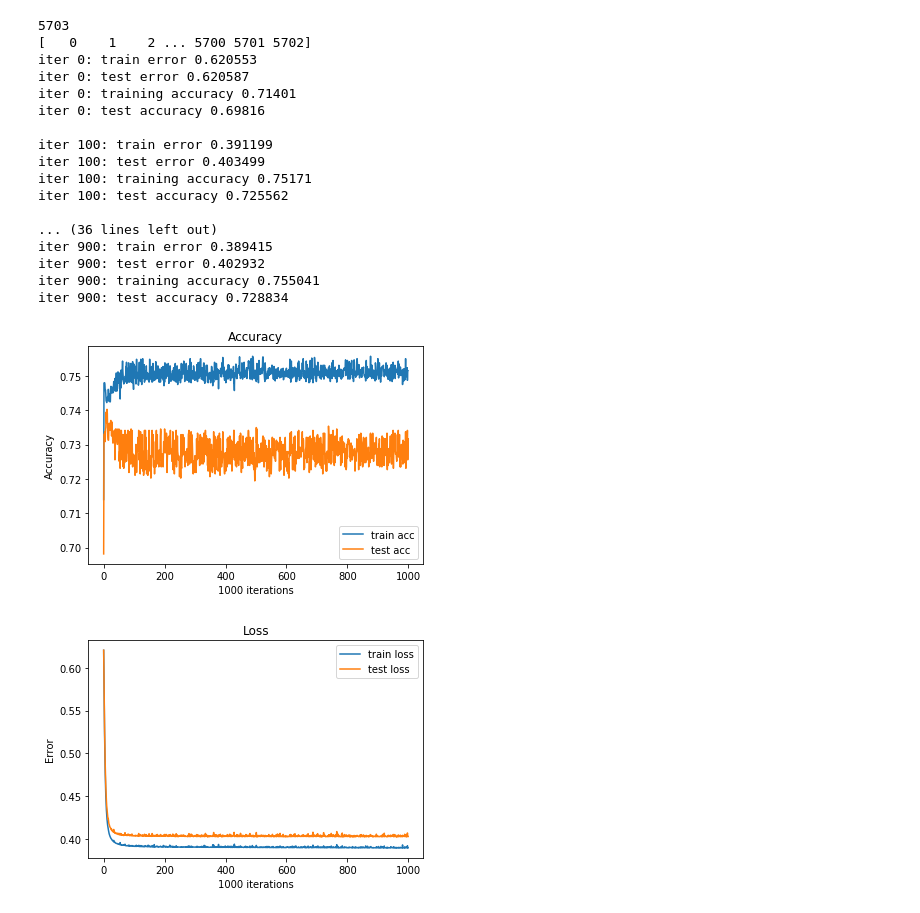
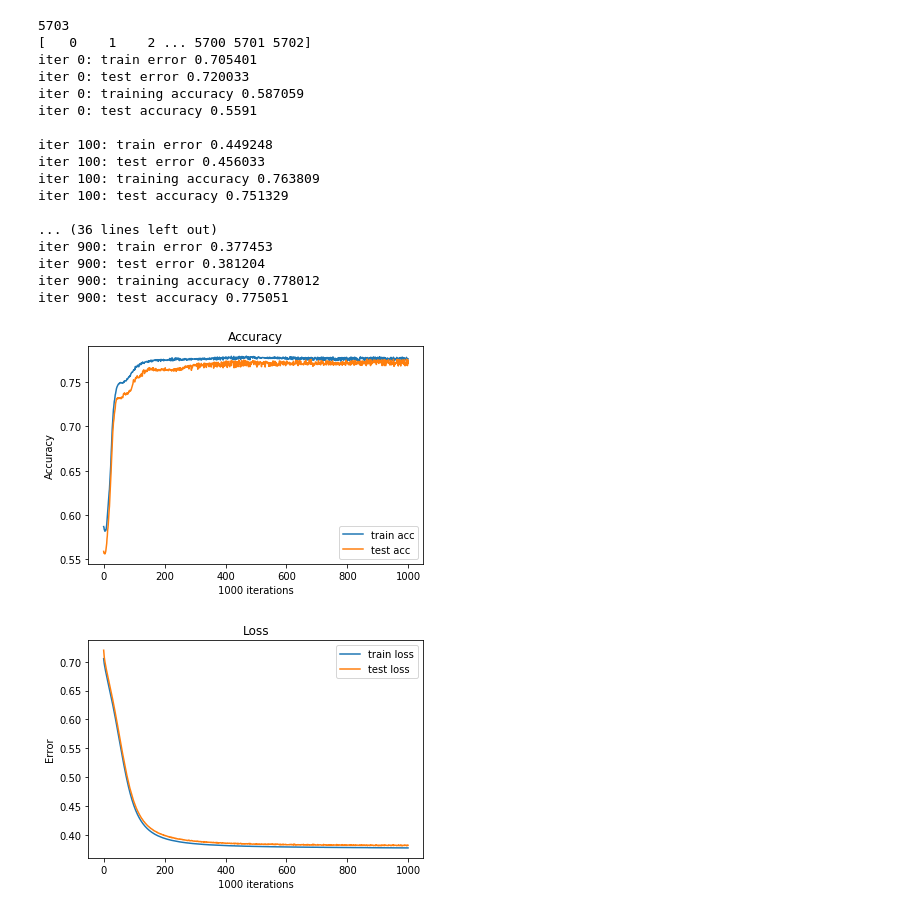
Before and after one commit to yulnicorn/Data-Analytics-Mining, a Jupyter notebook: DAM NN.ipynb, the cells around one changed output. Saved outputs shown, nothing was run; the diff lists cells and outputs as text; code cells hidden in the pictures.

```diff
--- a/DAM NN.ipynb
+++ b/DAM NN.ipynb
@@ -70,14 +32,16 @@ tf.compat.v1.logging.set_verbosity(tf.compat.v1.logging.ERROR)
 def scale(X, X_min, X_max):
     return (X - X_min) / (X_max - X_min)
 
-NUM_FEATURES = 19
+NUM_FEATURES = 18
 NUM_CLASSES = 2
 
-learning_rate = 0.01
+learning_rate = 0.001
 epochs = 1000
 batch_size = 32
-num_neurons = 10
+num_neurons = 20
 SEED = 10
+
+filling_values = -1
 
 np.random.seed(SEED)
 
@@ -103,8 +67,8 @@ def fnn(x, hidden_units):
 
 def main():
     # read train data
-    train_input = np.genfromtxt('Extracted_features.csv', delimiter = ',', encoding='ISO-8859-1')
-    trainX, train_Y = train_input[1:, :19], train_input[1:, -1].astype(int)
+    train_input = np.genfromtxt('Extracted_features.csv', delimiter = ',', encoding='ISO-8859-1', filling_values=filling_values)
+    trainX, train_Y = train_input[1:, 2:20], train_input[1:, 20].astype(int)
     trainX = scale(trainX, np.min(trainX, axis=0), np.max(trainX, axis=0))
 
     trainY = np.zeros((train_Y.shape[0], NUM_CLASSES))
@@ -124,7 +88,7 @@ def main():
     # Build the graph for the deep net
 
     cross_entropy = tf.nn.softmax_cross_entropy_with_logits_v2(labels=y_, logits=logits)
-    beta = tf.constant(1e-6)
+    beta = tf.constant(1e-9)
     L2_regularization = tf.nn.l2_loss(h_weights) + tf.nn.l2_loss(weights)
     loss = tf.reduce_mean(cross_entropy + beta * L2_regularization)
 
@@ -180,44 +144,44 @@ def main():
 
     plt.figure(1)
     plt.plot(range(epochs), train_acc)
     plt.plot(range(epochs), test_acc)
     plt.legend(["train acc", "test acc"], loc='lower right')
     plt.xlabel(str(epochs) + ' iterations')
     plt.ylabel('Accuracy')
     plt.title('Accuracy')
     plt.savefig('./figures/Training_Acc.png')
 
     plt.figure(2)
     plt.plot(range(epochs), train_err)
     plt.plot(range(epochs), test_err)
     plt.legend(["train loss", "test loss"], loc='upper right')
     plt.xlabel(str(epochs) + ' iterations')
     plt.ylabel('Error')
     plt.title('Loss')
     plt.savefig('./figures/Testing_Acc.png')
 
     plt.show()
 
 
 if __name__ == '__main__':
     main()
 # %% [output]
 5703
 [   0    1    2 ... 5700 5701 5702]
-iter 0: train error 0.620553
-iter 0: test error 0.620587
-iter 0: training accuracy 0.71401
-iter 0: test accuracy 0.69816
+iter 0: train error 0.705401
+iter 0: test error 0.720033
+iter 0: training accuracy 0.587059
+iter 0: test accuracy 0.5591
 
-iter 100: train error 0.391199
-iter 100: test error 0.403499
-iter 100: training accuracy 0.75171
-iter 100: test accuracy 0.725562
+iter 100: train error 0.449248
+iter 100: test error 0.456033
+iter 100: training accuracy 0.763809
+iter 100: test accuracy 0.751329
 
 ... (36 lines left out)
-iter 900: train error 0.389415
-iter 900: test error 0.402932
-iter 900: training accuracy 0.755041
-iter 900: test accuracy 0.728834
+iter 900: train error 0.377453
+iter 900: test error 0.381204
+iter 900: training accuracy 0.778012
+iter 900: test accuracy 0.775051
-[figure, old version]
+[figure, new version]
-[figure, old version]
+[figure, new version]
```
Also changed, not shown: parts of 3 cells of this notebook, 1 other file.
